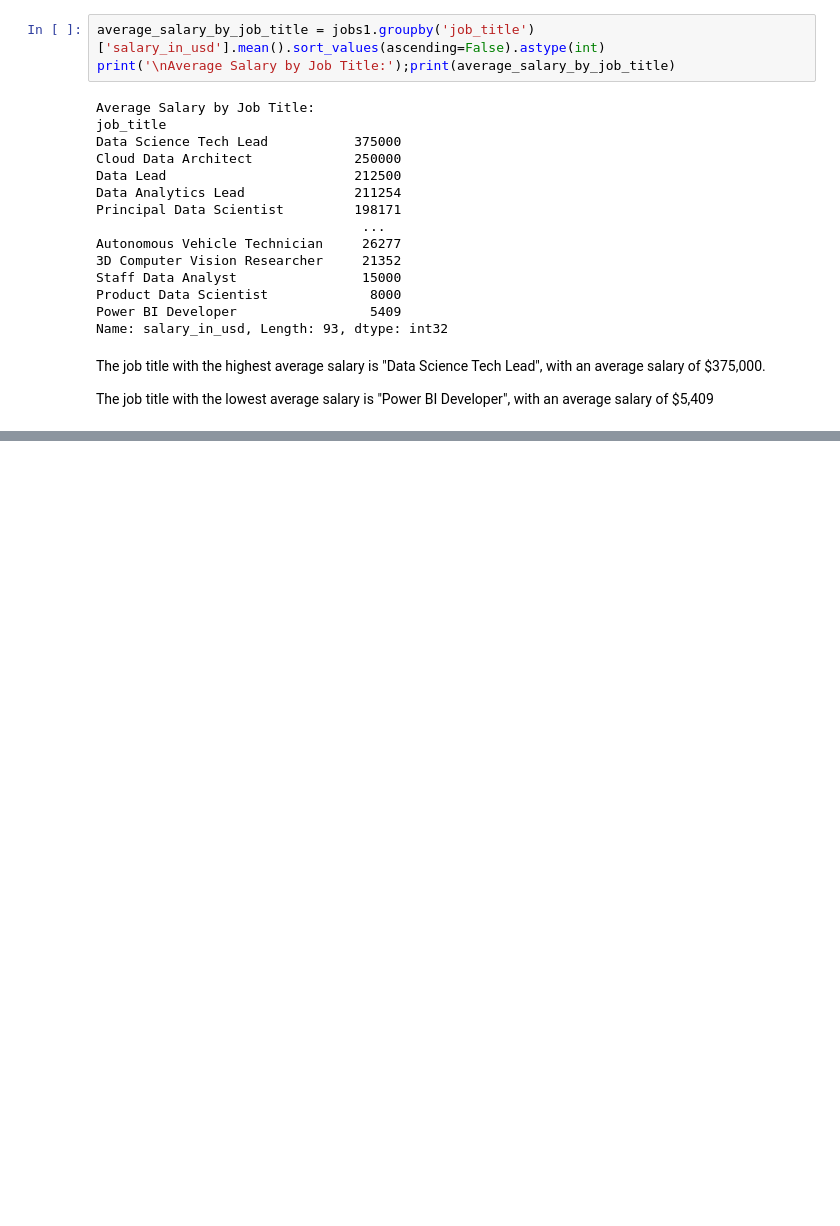
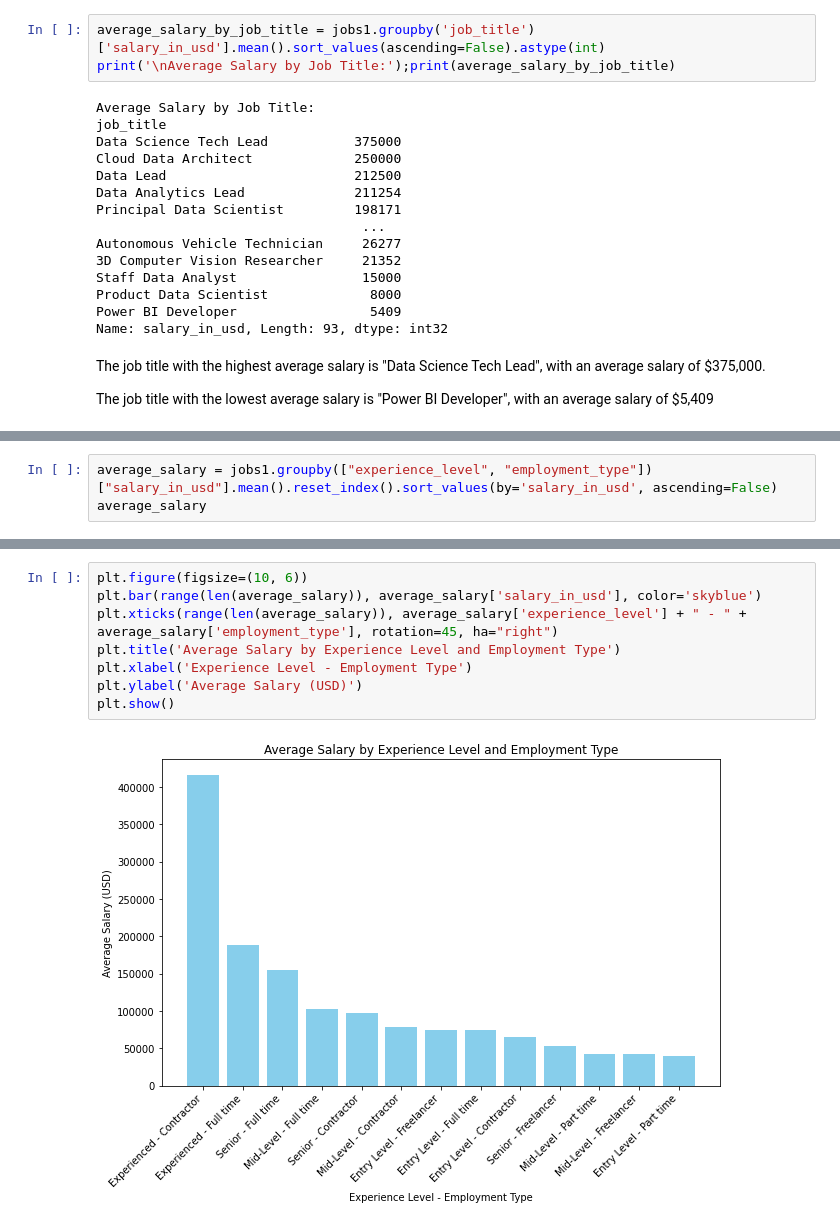
Before and after one commit to mdlangeles/Linkedin_Job_Postings_ETL, a Jupyter notebook: Notebooks/API.ipynb, the cells around one changed output, grey strips where cells are left out. Drawn from its saved outputs; the diff is of its cells as text; blank space fills up the shorter version.

```diff
--- a/Notebooks/API.ipynb
+++ b/Notebooks/API.ipynb
@@ -427,0 +420,3 @@ The job title with the lowest average salary is "Power BI Developer", with an av
+# %%
+average_salary = jobs1.groupby(["experience_level", "employment_type"])["salary_in_usd"].mean().reset_index().sort_values(by='salary_in_usd', ascending=False)
+average_salary
@@ -427,0 +438,10 @@ The job title with the lowest average salary is "Power BI Developer", with an av
+# %%
+plt.figure(figsize=(10, 6))
+plt.bar(range(len(average_salary)), average_salary['salary_in_usd'], color='skyblue')
+plt.xticks(range(len(average_salary)), average_salary['experience_level'] + " - " + average_salary['employment_type'], rotation=45, ha="right")
+plt.title('Average Salary by Experience Level and Employment Type')
+plt.xlabel('Experience Level - Employment Type')
+plt.ylabel('Average Salary (USD)')
+plt.show()
+# %% [output]
+[figure, added]
```
Also changed, not shown: parts of 19 cells of this notebook.
